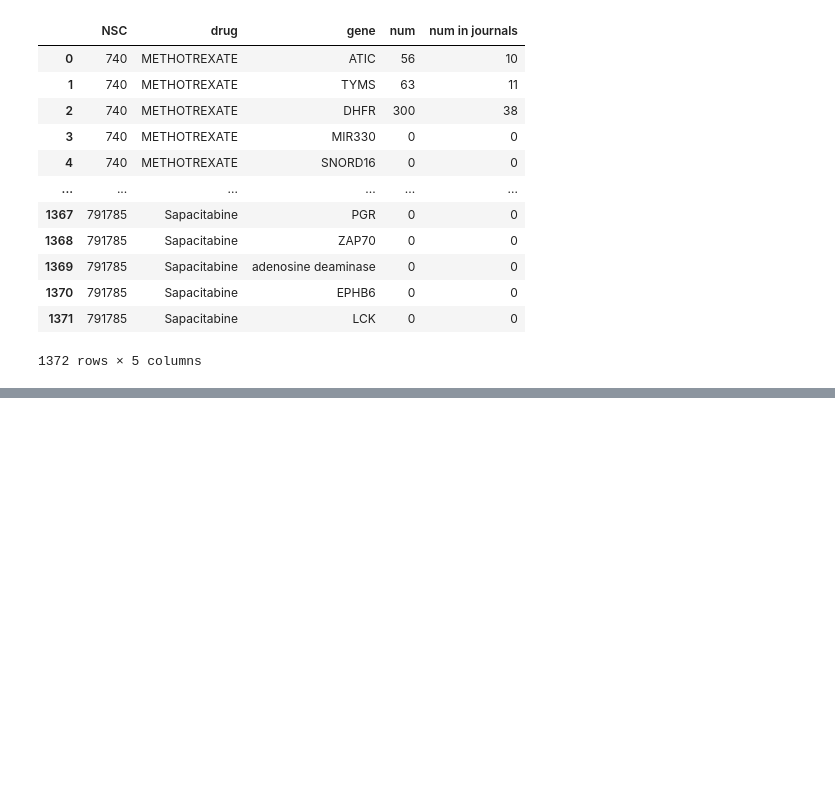
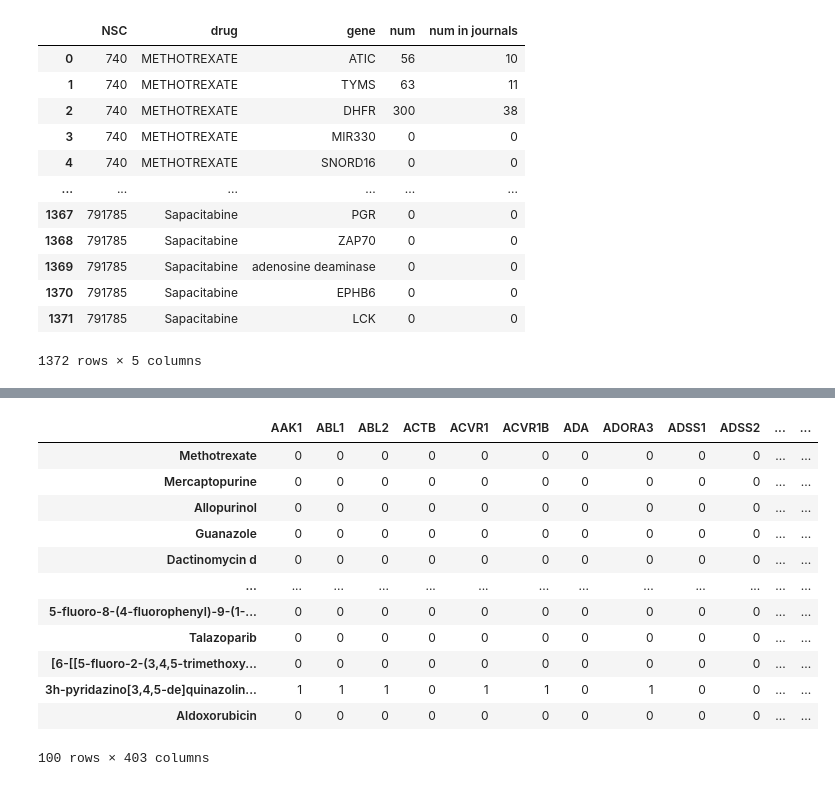
Before and after one commit to cannin/drGAT, a Jupyter notebook: Figs/Fig2.ipynb, the cells around one changed output, grey strips where cells are left out. Drawn from its saved outputs; the diff is of its cells as text; code cells hidden in the pictures; blank space fills up the shorter version.

```diff
--- a/Figs/Fig2.ipynb
+++ b/Figs/Fig2.ipynb
@@ -150,3 +166,9 @@ conv
  49565: 'STL405613',
  49689: '-',
  ...}
+# %%
+for i, j in zip(conv.values(), conv.keys()):
+    if i == 'An Antifol':
+        print(j)
+    elif i == 'CHIP':
+        print(j)
@@ -374,0 +321,19 @@ plt.show()
+# %%
+dti = pd.read_csv('../../drugbank_xml2csv_python/dti_drugbank.csv', index_col=0)
+dti.index = [name[i] for i in dti.index]
+dti.index = dti.index.str.capitalize()
+dti
+# %% [output]
+|  | AAK1 | ABL1 | ABL2 | ACTB | ACVR1 | ACVR1B | ADA | ADORA3 | ADSS1 | ADSS2 | ... | ... |
+| Methotrexate | 0 | 0 | 0 | 0 | 0 | 0 | 0 | 0 | 0 | 0 | ... | ... |
+| Mercaptopurine | 0 | 0 | 0 | 0 | 0 | 0 | 0 | 0 | 0 | 0 | ... | ... |
+| Allopurinol | 0 | 0 | 0 | 0 | 0 | 0 | 0 | 0 | 0 | 0 | ... | ... |
+| Guanazole | 0 | 0 | 0 | 0 | 0 | 0 | 0 | 0 | 0 | 0 | ... | ... |
+| Dactinomycin d | 0 | 0 | 0 | 0 | 0 | 0 | 0 | 0 | 0 | 0 | ... | ... |
+| ... | ... | ... | ... | ... | ... | ... | ... | ... | ... | ... | ... | ... |
+| 5-fluoro-8-(4-fluorophenyl)-9-(1-... | 0 | 0 | 0 | 0 | 0 | 0 | 0 | 0 | 0 | 0 | ... | ... |
+| Talazoparib | 0 | 0 | 0 | 0 | 0 | 0 | 0 | 0 | 0 | 0 | ... | ... |
+| [6-[[5-fluoro-2-(3,4,5-trimethoxy... | 0 | 0 | 0 | 0 | 0 | 0 | 0 | 0 | 0 | 0 | ... | ... |
+| 3h-pyridazino[3,4,5-de]quinazolin... | 1 | 1 | 1 | 0 | 1 | 1 | 0 | 1 | 0 | 0 | ... | ... |
+| Aldoxorubicin | 0 | 0 | 0 | 0 | 0 | 0 | 0 | 0 | 0 | 0 | ... | ... |
+100 rows × 403 columns
```
Also changed, not shown: parts of 28 cells of this notebook, 4 other files.
